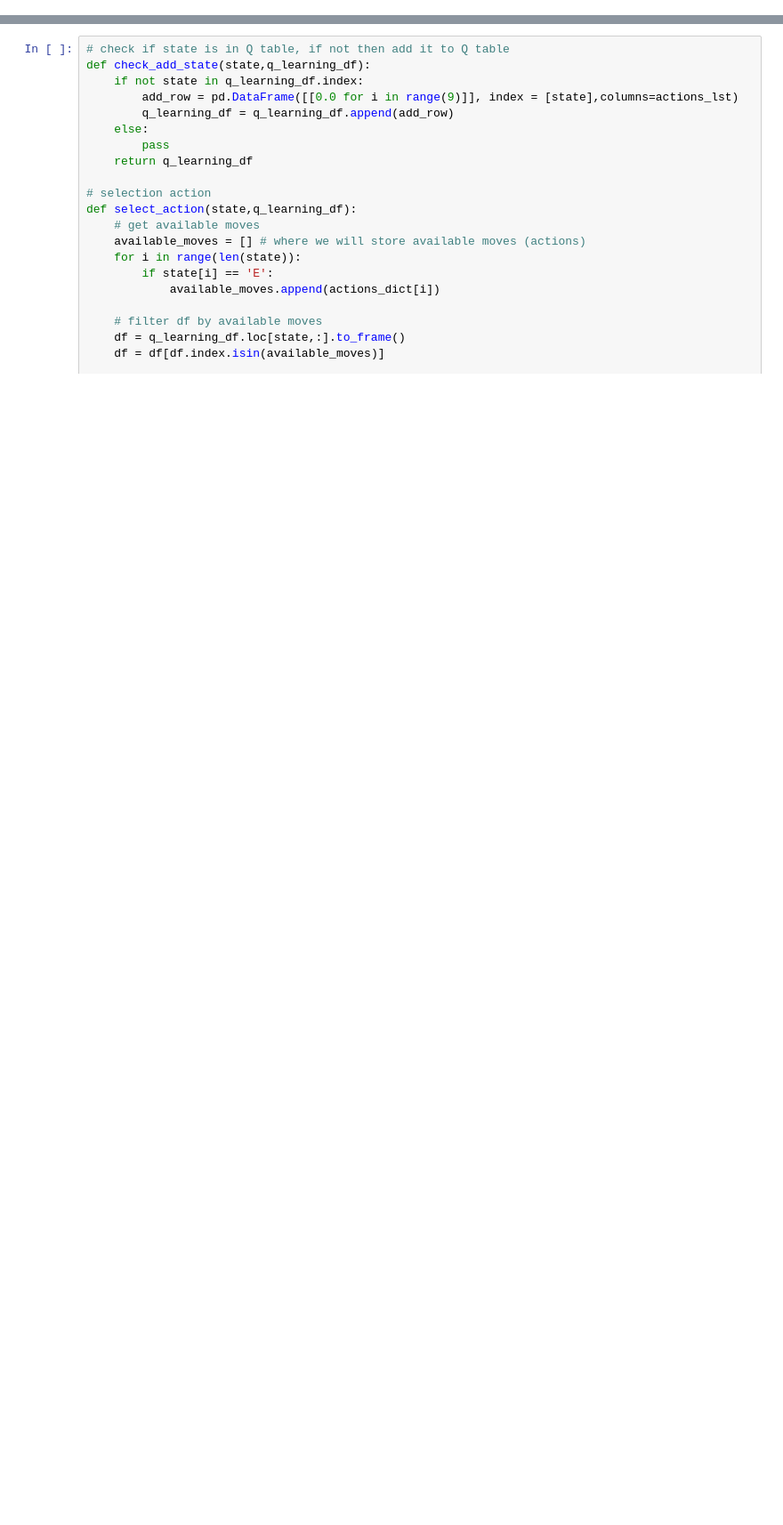
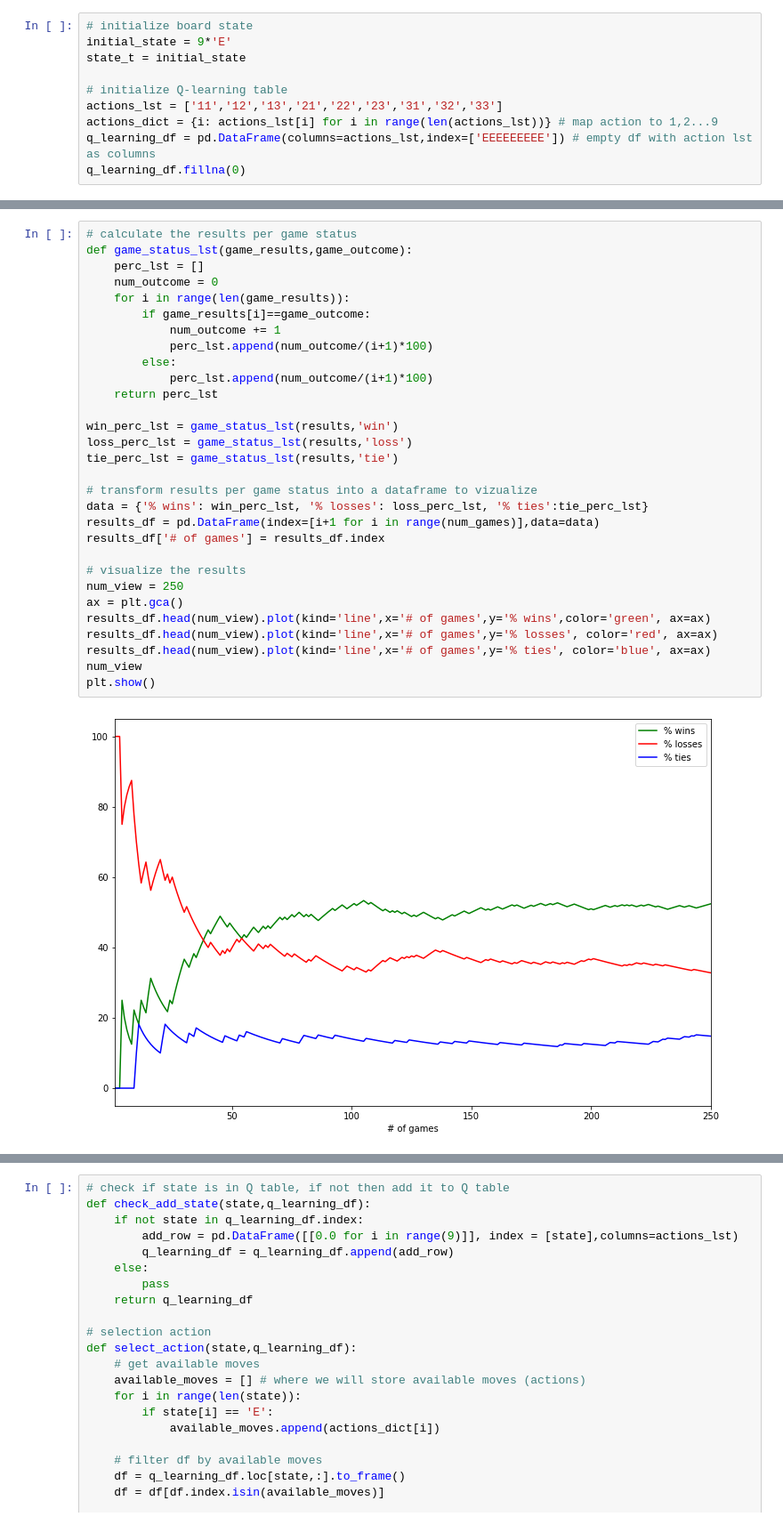
Before and after one commit to kizzen/reinforcement_learning, a Jupyter notebook: tic_tac_toe.ipynb, the cells around one changed output, grey strips where cells are left out. Shown at 89% size. Drawn from its saved outputs; the diff is of its cells as text; blank space fills up the shorter version.

```diff
--- a/tic_tac_toe.ipynb
+++ b/tic_tac_toe.ipynb
@@ -16,0 +193,10 @@ import matplotlib.pyplot as plt
+# %%
+# initialize board state
+initial_state = 9*'E'
+state_t = initial_state
+
+# initialize Q-learning table
+actions_lst = ['11','12','13','21','22','23','31','32','33']
+actions_dict = {i: actions_lst[i] for i in range(len(actions_lst))} # map action to 1,2...9
+q_learning_df = pd.DataFrame(columns=actions_lst,index=['EEEEEEEEE']) # empty df with action lst as columns
+q_learning_df.fillna(0)
@@ -16,0 +351,32 @@ import matplotlib.pyplot as plt
+# %%
+# calculate the results per game status
+def game_status_lst(game_results,game_outcome):
+    perc_lst = []
+    num_outcome = 0
+    for i in range(len(game_results)):
+        if game_results[i]==game_outcome:
+            num_outcome += 1
+            perc_lst.append(num_outcome/(i+1)*100)
+        else:
+            perc_lst.append(num_outcome/(i+1)*100)
+    return perc_lst
+
+win_perc_lst = game_status_lst(results,'win')
+loss_perc_lst = game_status_lst(results,'loss')
+tie_perc_lst = game_status_lst(results,'tie')
+
+# transform results per game status into a dataframe to vizualize
+data = {'% wins': win_perc_lst, '% losses': loss_perc_lst, '% ties':tie_perc_lst}
+results_df = pd.DataFrame(index=[i+1 for i in range(num_games)],data=data)
+results_df['# of games'] = results_df.index
+
+# visualize the results
+num_view = 250
+ax = plt.gca()
+results_df.head(num_view).plot(kind='line',x='# of games',y='% wins',color='green', ax=ax)
+results_df.head(num_view).plot(kind='line',x='# of games',y='% losses', color='red', ax=ax)
+results_df.head(num_view).plot(kind='line',x='# of games',y='% ties', color='blue', ax=ax)
+num_view
+plt.show()
+# %% [output]
+[figure, added]
```
Also changed, not shown: parts of 64 cells of this notebook, 1 other file.
